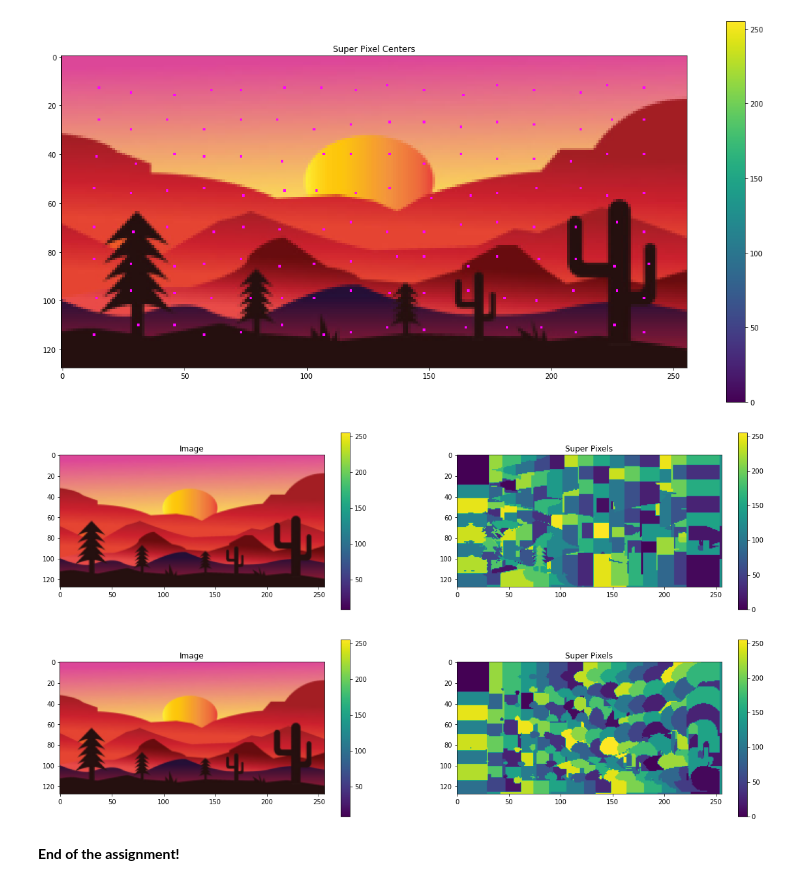
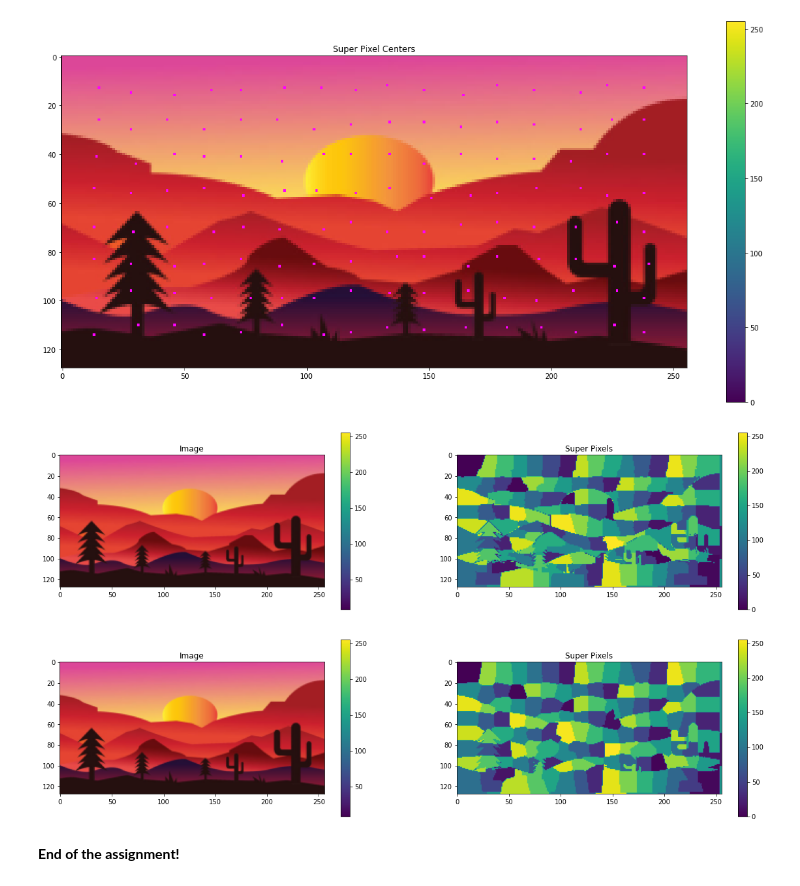
Before and after one commit to bhavanvir/ECE-471, a Jupyter notebook: ECE471_536_Assignment_3/A3_ECE_471_536_Spring_2023.ipynb, the cells around one changed output. Drawn from its saved outputs; the diff is of its cells as text; code cells hidden in the pictures.

Commit message:
Finished the do_super_pixel_clustering() function to an acceptable degree.

```diff
--- a/ECE471_536_Assignment_3/A3_ECE_471_536_Spring_2023.ipynb
+++ b/ECE471_536_Assignment_3/A3_ECE_471_536_Spring_2023.ipynb
@@ -379,40 +379,46 @@ def do_super_pixel_clustering(LAB, init_clusters, itterations, m):
   numPixels = h*w
   numClusters = len(init_clusters)
   s = np.sqrt(numPixels/numClusters).astype(np.uint8)
 
   new_clusters = np.zeros_like(init_clusters)
   cluster_associations = np.full((h, w), -1)
+  distancesSoFar = np.zeros((h, w))
   for _ in range(itterations):
     for i in range(numClusters):
       clusterL, clusterA, clusterB, yVal, xVal = init_clusters[i]
       xMin, xMax = max(0, xVal-s), min(w, xVal+s)
       yMin, yMax = max(0, yVal-s), min(h, yVal+s)
+
       for x in range(xMin, xMax):
         for y in range(yMin, yMax):
           imageL, imageA, imageB = LAB[y, x, :]
-          dlab = np.sqrt((imageL - clusterL)**2 + (imageA - clusterA)**2 + (imageB - clusterB)**2)
+          dlab = np.sqrt((imageL-clusterL)**2 +
+                         (imageA-clusterA)**2 +
+                         (imageB-clusterB)**2)
           dxy = np.sqrt((xVal-x)**2+(yVal-y)**2)
           Ds = dlab+(m/s)*dxy
-          if Ds < cluster_associations[y, x] or cluster_associations[y, x] == -1:
+
+          if Ds < distancesSoFar[y, x] or cluster_associations[y, x] == -1:
+            distancesSoFar[y, x] = Ds
             cluster_associations[y, x] = i
 
-    for i in range(h):
-      for j in range(w):
-        centerIndex = cluster_associations[i, j]
-        new_clusters[centerIndex] = np.concatenate([LAB[i, j, :], [j, i]])
+    for j in range(h):
+      for k in range(w):
+        centerIndex = cluster_associations[j, k]
+        new_clusters[centerIndex] = np.concatenate([LAB[j, k, :], [j, k]])
   # ~~~~~~~~END TODO~~~~~~~~~~
   return cluster_associations, new_clusters
 
 cluster_associations, new_clusters = do_super_pixel_clustering(LAB, centers, 2, 10)
 cluster_associations = (cluster_associations*123)%256
 
 plt.figure(figsize = (20,5))
 plt.subplot(1, 2, 1)
 plt = pltImg(cv2.cvtColor(img,cv2.COLOR_BGR2RGB),title="Image", ori='vertical')
 plt.subplot(1, 2, 2)
 plt = pltImg(cluster_associations,title = "Super Pixels", ori='vertical')
 # %% [output]
-[figure, old version]
+[figure, new version]
 # %%
 cluster_associations, new_clusters = do_super_pixel_clustering(LAB, centers, 2, 100)
 cluster_associations = (cluster_associations*123)%256
@@ -423,6 +429,6 @@ plt = pltImg(cv2.cvtColor(img,cv2.COLOR_BGR2RGB),title="Image", ori='vertical')
 plt.subplot(1, 2, 2)
 plt = pltImg(cluster_associations,title = "Super Pixels", ori='vertical')
 # %% [output]
-[figure, old version]
+[figure, new version]
 # %% [markdown]
 **End of the assignment!**
```
